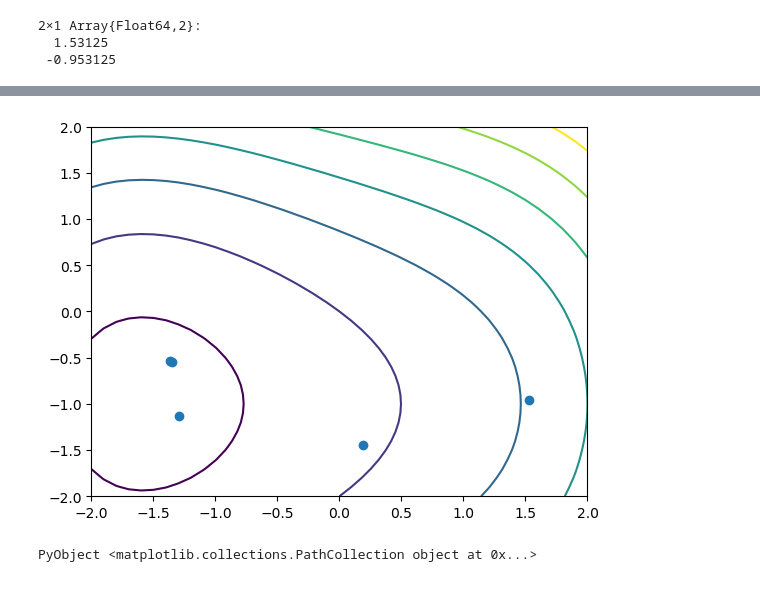
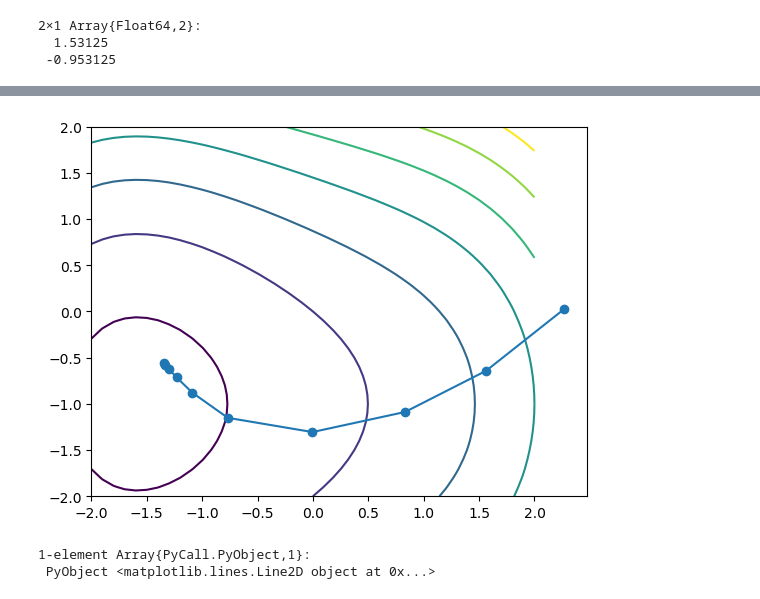
Before and after one commit to oshita-n/ml_page, a Jupyter notebook: julia/newton.ipynb, the cells around one changed output, grey strips where cells are left out. Saved outputs shown, nothing was run; the diff lists cells and outputs as text; code cells hidden in the pictures.

```diff
--- a/julia/newton.ipynb
+++ b/julia/newton.ipynb
@@ -25,5 +25,5 @@ h2(3,1)^-1 * -h1(3,1)
  -1.95313
 # %%
 x0 = [3 1]' # 初期値
-a0 = 1 # ステップ幅
+a0 = 0.5 # ステップ幅
 # %% [output]
@@ -49,11 +49,13 @@ x = xk + a0*dk
   1.53125
  -0.953125
 # %%
-ims = []
+x_ims = []
+y_ims = []
 xk = [3 1]'
-for i in 1:5
+for i in 1:10
     dk = h2(xk[1],xk[2])^-1 * -h1(xk[1],xk[2])
     x = xk + a0*dk
     xk = x
-    push!(ims,x')
+    push!(x_ims,x[1])
+    push!(y_ims,x[2])
 end
@@ -69,10 +76,11 @@ ims
 # %%
 f(x1,x2) = 1/2 .* x1.^4 -2(x1.^2)*x2 + 4.*x2.^2 + 8x1 + 8x2
 x1,x2 = (collect(-2:0.1:2),collect(-2:0.1:2))
 x1_grid = repeat(x1',outer=(length(x2),1))
 x2_grid = repeat(x2, outer=(1,length(x1)))
 axes()[:contour](x1_grid,x2_grid,f(x1_grid,x2_grid))
-axes()[:scatter]([ims[1][1],ims[2][1],ims[3][1],ims[4][1],ims[5][1]],[ims[1][2],ims[2][2],ims[3][2],ims[4][2],ims[5][2]])
+axes()[:plot](x_ims,y_ims,marker="o")
 # %% [output]
-[figure, old version]
+[figure, new version]
-PyObject <matplotlib.collections.PathCollection object at 0x...>
+1-element Array{PyCall.PyObject,1}:
+ PyObject <matplotlib.lines.Line2D object at 0x...>
```
Also changed, not shown: parts of 5 cells of this notebook, 1 other file.
